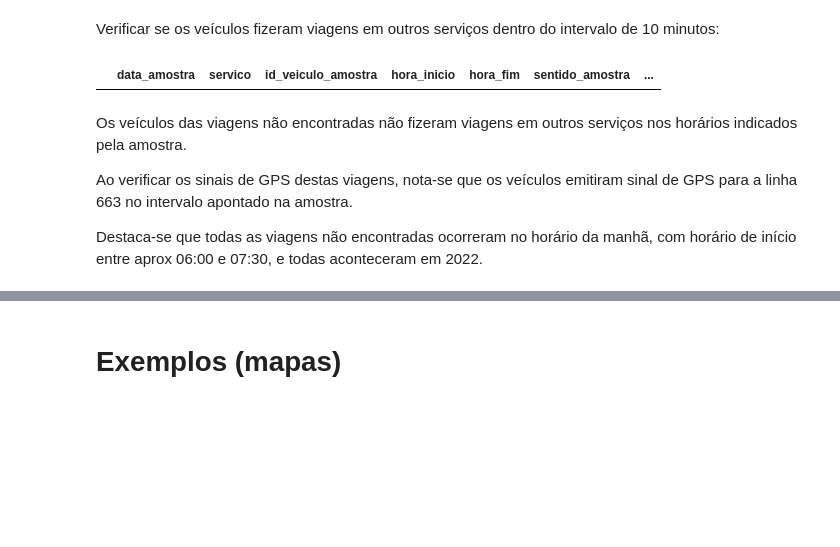
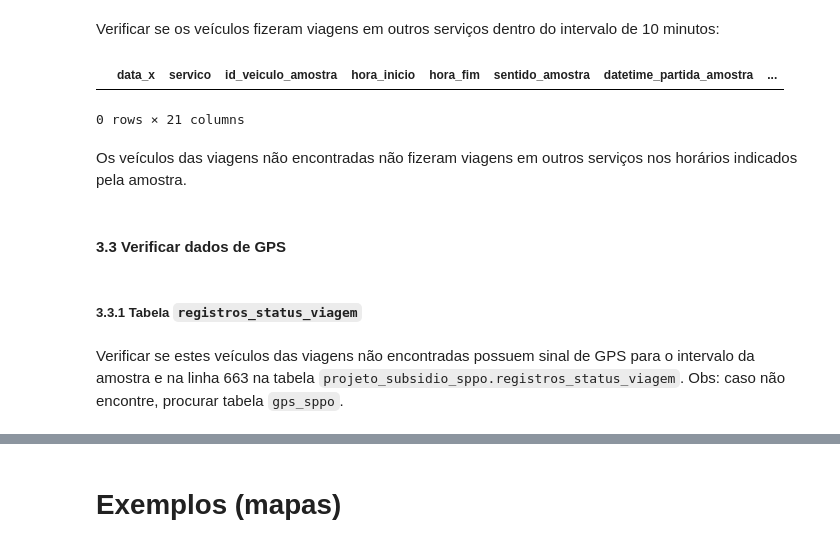
Before and after one commit to RJ-SMTR/subsidio_recursos, a Jupyter notebook: SMTR202212006620_663_2022_12_16/notebooks/1_analise_exploratoria_663.ipynb, the cells around one changed output, grey strips where cells are left out. Drawn from its saved outputs; the diff is of its cells as text; code cells hidden in the pictures; blank space fills up the shorter version.

```diff
--- a/SMTR202212006620_663_2022_12_16/notebooks/1_analise_exploratoria_663.ipynb
+++ b/SMTR202212006620_663_2022_12_16/notebooks/1_analise_exploratoria_663.ipynb
@@ -174,9 +145,9 @@ q = f"""
          AND servico_informado = '{servico}'
        """
 
-viagem_completa = bd.read_sql(q, from_file=True)
-viagem_completa.info()
-viagem_completa
+viagem_completa_663 = bd.read_sql(q, from_file=True)
+viagem_completa_663.info()
+viagem_completa_663
 # %% [output]
 <class 'pandas.core.frame.DataFrame'>
 RangeIndex: 15 entries, 0 to 14
@@ -311,0 +190,3 @@ True
+# %%
+amostra_663 = check_complete_trips(amostra_663, viagem_completa_663, 10)
+amostra_663
@@ -334,2 +216,5 @@ tabela_status
 
 As viagens não identificadas anteriormente na amostra foram comparadas com as viagens dos veículos indicados na amostra, considerando um intervalo de + - 10 minutos do `datetime_partida`.
+# %%
+amostra_663_sem_status = amostra_663[amostra_663['status'].isna()]
+amostra_663_sem_status
@@ -336,6 +232,6 @@ As viagens não identificadas anteriormente na amostra foram comparadas com as v
 # %%
-id_veiculo = amostra_663['id_veiculo'].unique()
-datas = amostra_663['data'].unique()
+id_veiculo = amostra_663_sem_status['id_veiculo_amostra'].unique()
+datas = amostra_663_sem_status['data'].unique()
 
 q = f"""
        SELECT
@@ -393,33 +281,37 @@ tabela_sem_status
 # %% [markdown]
 Verificar se os veículos fizeram viagens em outros serviços dentro do intervalo de 10 minutos:
 # %%
-tabela_sem_status['servico'] = tabela_sem_status['servico'].astype(str)
+amostra_663_sem_status['servico'] = amostra_663_sem_status['servico'].astype(str)
 viagem_completa_veiculo['viagem_completa_veiculo'] = viagem_completa_veiculo['servico_informado'].astype(str)
 
 # 1. Adicionar uma chave temporária
-tabela_sem_status['tmp_key'] = tabela_sem_status['servico']
+amostra_663_sem_status['tmp_key'] = amostra_663_sem_status['servico']
 viagem_completa_veiculo['tmp_key'] = viagem_completa_veiculo['servico_informado']
 
 # 2. Fazendo o merge usando a chave temporária
-tabela_comparativa = pd.merge(tabela_sem_status, viagem_completa_veiculo,
-                               on='tmp_key', suffixes=('_amostra', '_apurada'))
+tabela_comparativa = pd.merge(amostra_663_sem_status, viagem_completa_veiculo,
+                               on='tmp_key')
 
 
 # # # 3. Filtrar os resultados com base no critério do intervalo de tempo
 condition = (tabela_comparativa['datetime_partida_apurada'] >= (tabela_comparativa['datetime_partida_amostra'] - pd.Timedelta(minutes=10))) & \
              (tabela_comparativa['datetime_partida_apurada'] <= (tabela_comparativa['datetime_partida_amostra'] + pd.Timedelta(minutes=10)))
 
 tabela_comparativa = tabela_comparativa[condition]
 
 # # # Removendo a chave temporária e outras colunas desnecessárias
 tabela_comparativa.drop(columns=['tmp_key'], inplace=True)
 
 tabela_comparativa
 # %% [output]
-|  | data_amostra | servico | id_veiculo_amostra | hora_inicio | hora_fim | sentido_amostra | ... |
+|  | data_x | servico | id_veiculo_amostra | hora_inicio | hora_fim | sentido_amostra | datetime_partida_amostra | ... |
+0 rows × 21 columns
-# %% [markdown]
-Os veículos das viagens não encontradas não fizeram viagens em outros serviços nos horários indicados pela amostra.
-
-Ao verificar os sinais de GPS destas viagens, nota-se que os veículos emitiram sinal de GPS para a linha 663 no intervalo apontado na amostra.
-
-Destaca-se que todas as viagens não encontradas ocorreram no horário da manhã, com horário de início entre aprox 06:00 e 07:30, e todas aconteceram em 2022.
+# %% [markdown]
+Os veículos das viagens não encontradas não fizeram viagens em outros serviços nos horários indicados pela amostra.
+# %% [markdown]
+#### 3.3 Verificar dados de GPS
+# %% [markdown]
+##### 3.3.1 Tabela `registros_status_viagem`
+# %% [markdown]
+Verificar se estes veículos das viagens não encontradas possuem sinal de GPS para o intervalo da amostra e na linha 663 na tabela `projeto_subsidio_sppo.registros_status_viagem`.
+Obs: caso não encontre, procurar tabela `gps_sppo`.
```
Also changed, not shown: parts of 78 cells of this notebook, 7 other files.
